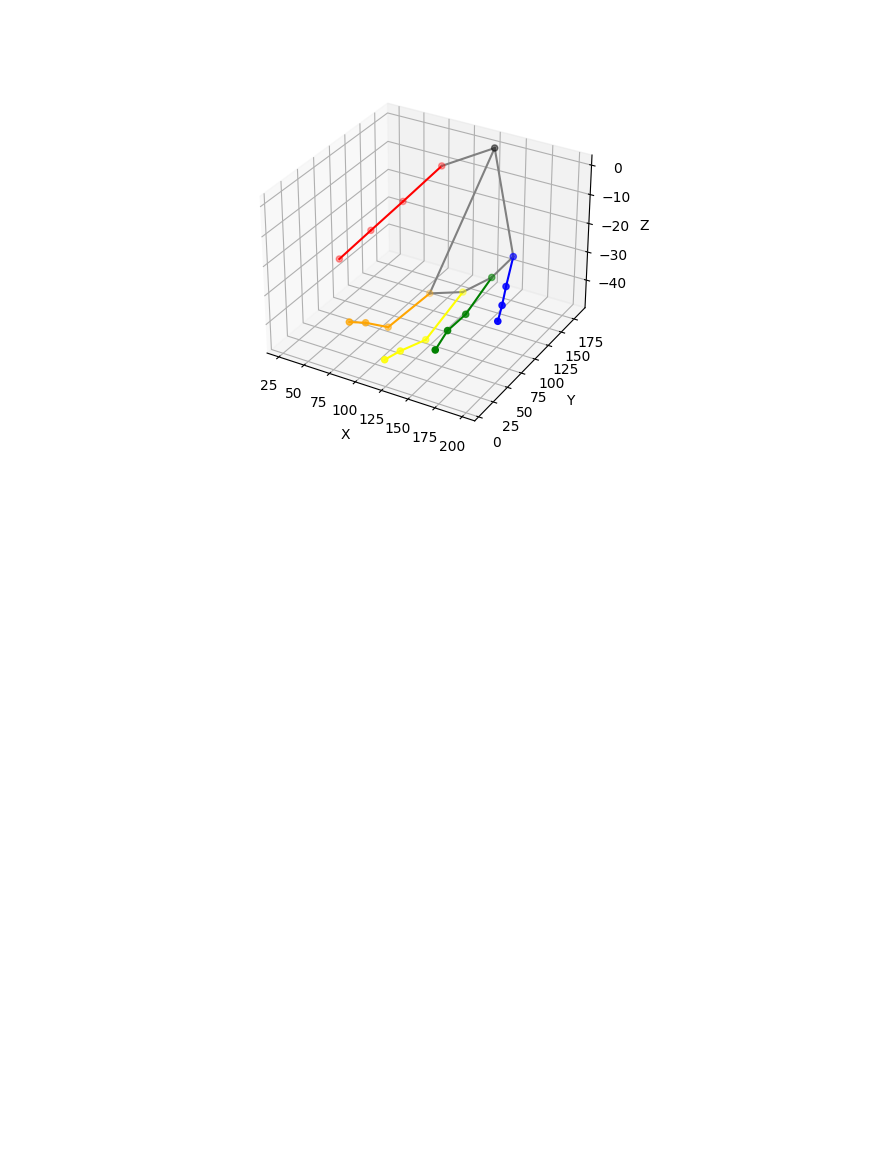
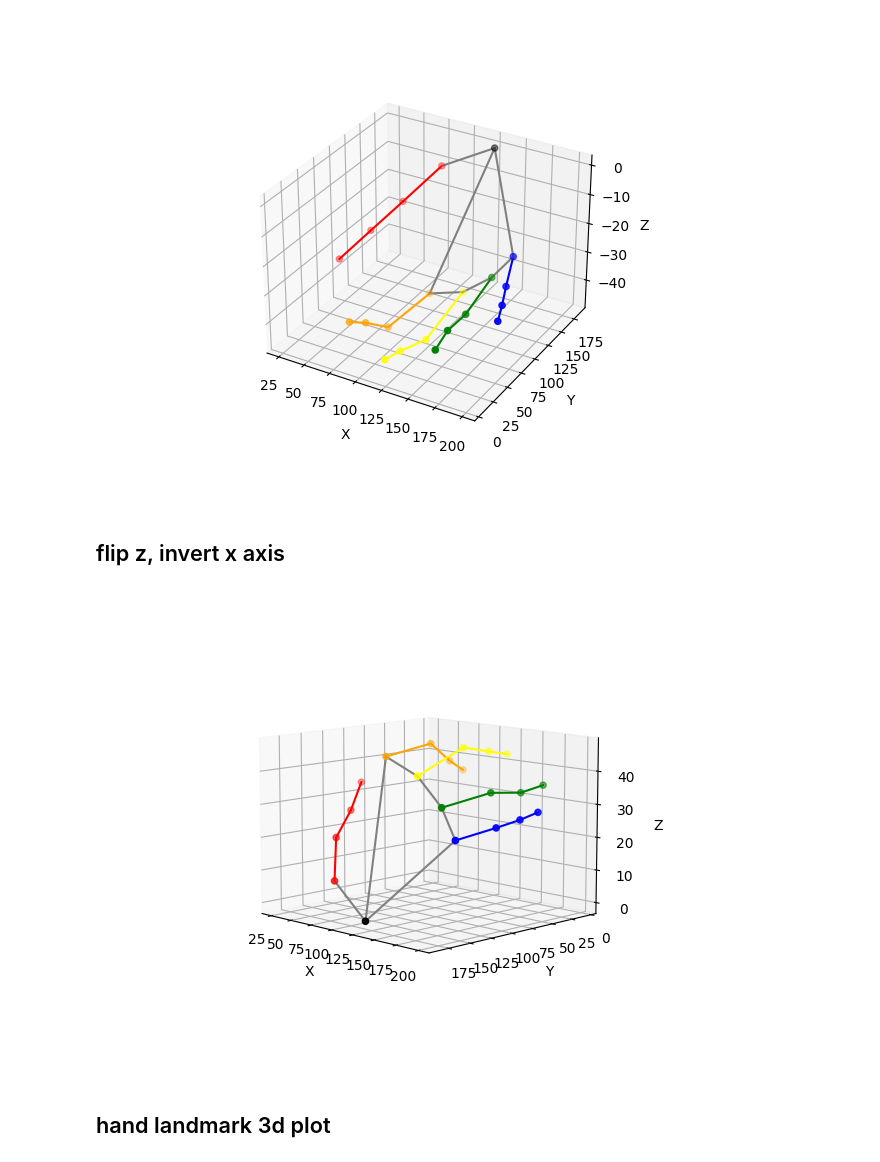
Before and after one commit to JeongChanDo/python_for_unreal_project, a Jupyter notebook: 04_2401_hand_landmark.ipynb, the cells around one changed output. Cells and saved outputs as stored; diff of their text form; code cells hidden in the pictures; blank space fills up the shorter version.

```diff
--- a/04_2401_hand_landmark.ipynb
+++ b/04_2401_hand_landmark.ipynb
@@ -1028,3 +1028,67 @@ ax.set_zlabel('Z')
 plt.show()
 # %% [output]
 [figure]
+# %% [markdown]
+## flip z, invert x axis
+# %%
+import cv2
+import time
+import numpy as np
+import matplotlib.pyplot as plt
+
+%matplotlib widget
+
+net = cv2.dnn.readNet('hand_landmark.onnx')
+outNames = net.getUnconnectedOutLayersNames()
+
+def inference(img_name):
+    img = cv2.imread(img_name)
+
+    img = cv2.cvtColor(img, cv2.COLOR_BGR2RGB)
+    img = cv2.resize(img, (224, 224))
+    tensor = img / 127.5 - 1.0
+    blob = cv2.dnn.blobFromImage(tensor.astype(np.float32), swapRB=False, crop=False)
+    net.setInput(blob)
+    preds = net.forward(outNames)
+    lms = preds[0].reshape(21, 3)
+    return img, lms
+
+
+np.set_printoptions(suppress=True)
+img, lms = inference("palm1.JPG")
+
+# 색상 지정
+colors = ['black'] + ['red'] * 4 + ['orange'] * 4 + ['yellow'] * 4 + ['green'] * 4 + ['blue'] * 4
+
+# 3차원 산점도 그리기
+fig = plt.figure()
+ax = fig.add_subplot(111, projection='3d')
+ax.view_init(elev=10, azim=135)
+
+x = lms[:, 0]
+y = lms[:, 1]
+z = -lms[:, 2]
+plt.gca().invert_xaxis()
+ax.scatter(x, y, z, c=colors)
+
+#손가락
+colors = ['red', 'orange', 'yellow', 'green', 'blue']
+groups = [[1, 2, 3, 4], [5, 6, 7, 8], [9, 10, 11, 12], [13, 14, 15, 16], [17, 18, 19, 20]]
+for i, group in enumerate(groups):
+    for j in range(len(group)-1):
+        plt.plot([x[group[j]], x[group[j+1]]], [y[group[j]], y[group[j+1]]], [z[group[j]], z[group[j+1]]], color=colors[i])
+#손등
+lines = [[0, 1], [0, 5], [0, 17], [5, 9], [9, 13], [13, 17]]
+for line in lines:
+    ax.plot([x[line[0]], x[line[1]]], [y[line[0]], y[line[1]]], [z[line[0]], z[line[1]]], color='gray')
+
+
+ax.set_xlabel('X')
+ax.set_ylabel('Y')
+ax.set_zlabel('Z')
+
+plt.show()
+# %% [output]
+[figure, added]
+# %% [markdown]
+## hand landmark 3d plot
```
Also changed, not shown: parts of 5 cells of this notebook, 1 other file.
